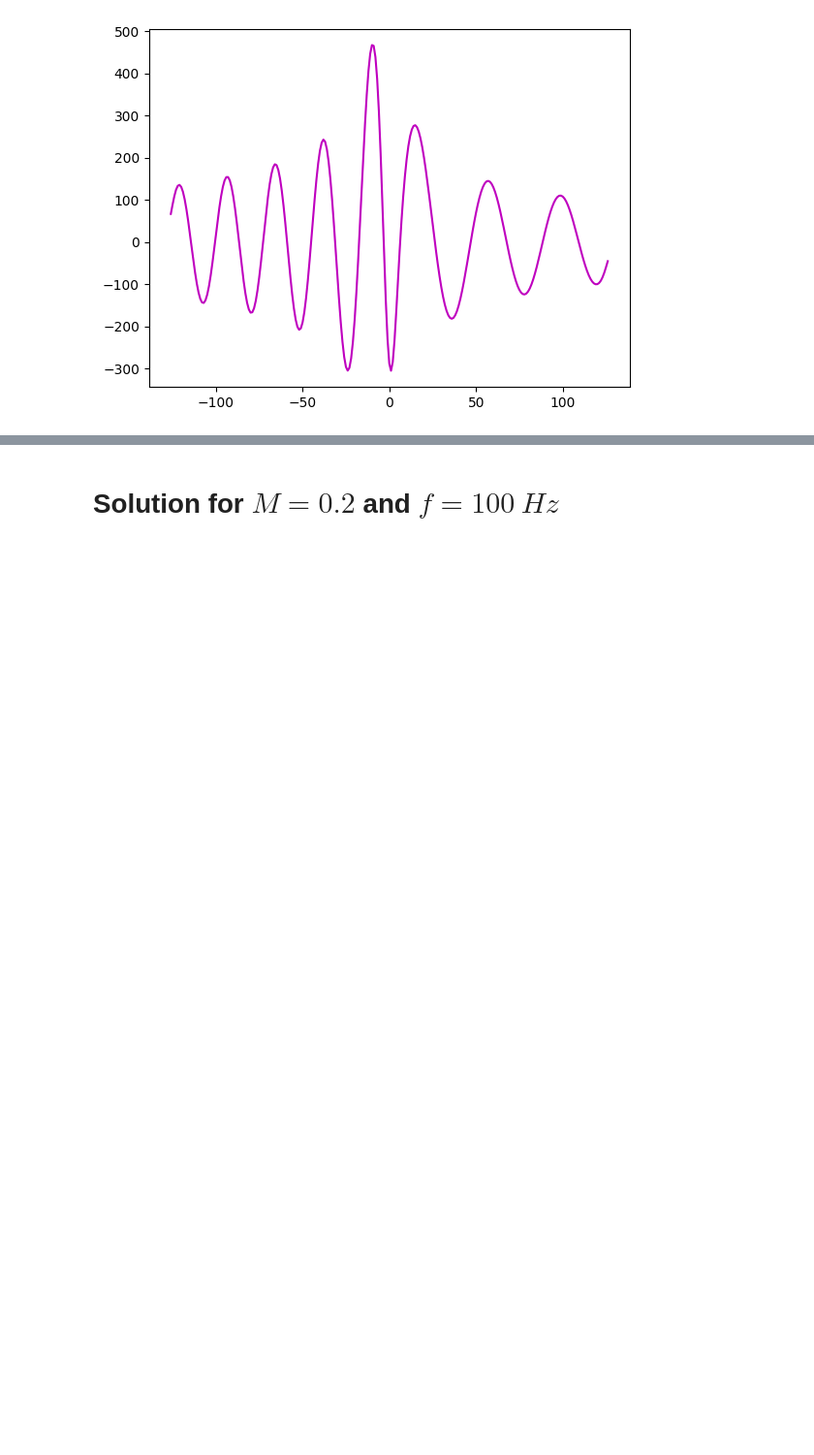
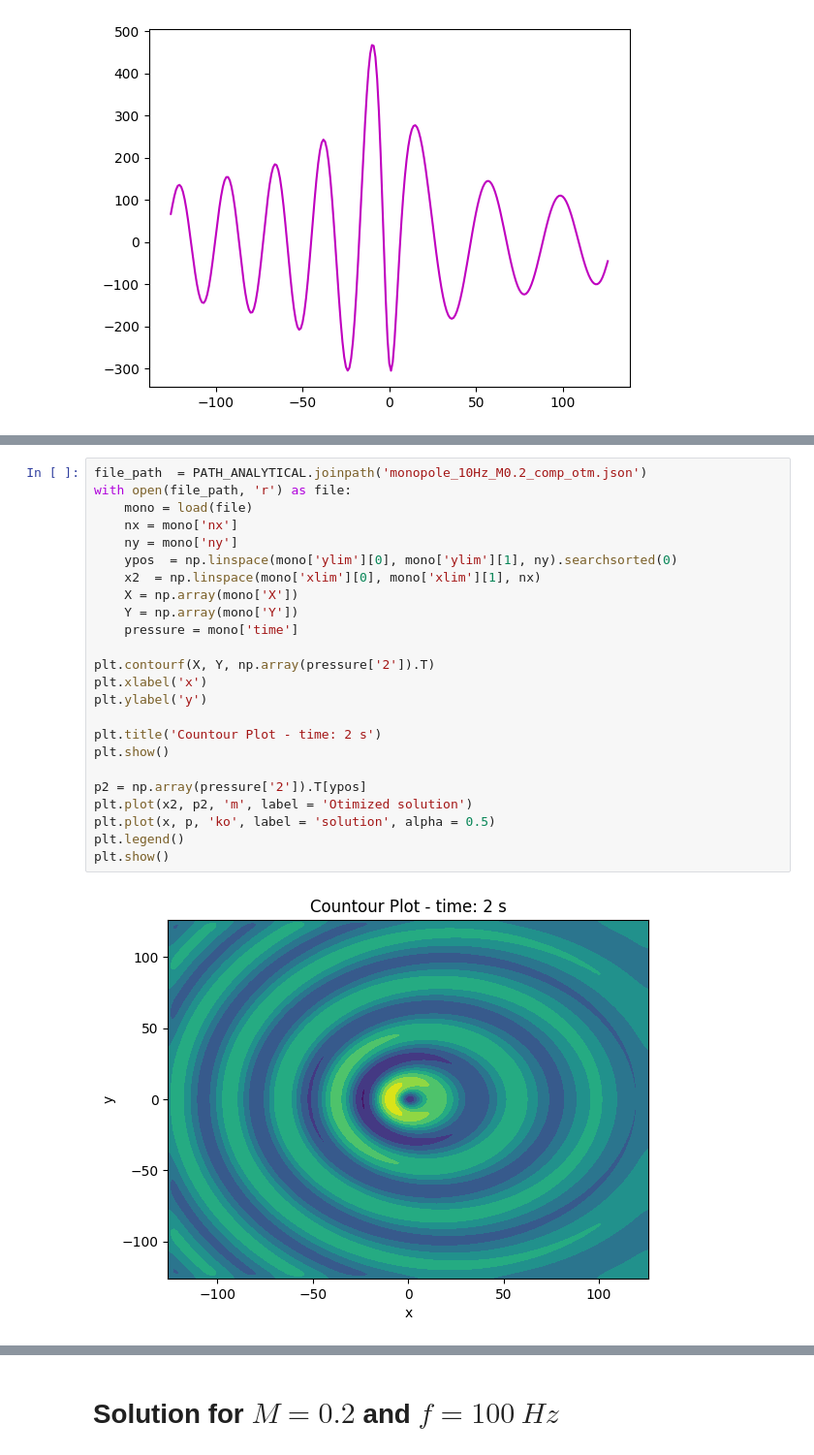
Before and after one commit to Widmark-Kaue/Aeroacoustics-Monopole-Errors, a Jupyter notebook: scripts/analyticalSolutions.ipynb, the cells around one changed output, grey strips where cells are left out. Shown at 97% size. Drawn from its saved outputs; the diff is of its cells as text; blank space fills up the shorter version.

Commit message:
test: test new function for analitic solution

```diff
--- a/scripts/analyticalSolutions.ipynb
+++ b/scripts/analyticalSolutions.ipynb
@@ -74,0 +109,26 @@ plt.show()
+# %%
+file_path  = PATH_ANALYTICAL.joinpath('monopole_10Hz_M0.2_comp_otm.json')
+with open(file_path, 'r') as file:
+    mono = load(file)
+    nx = mono['nx']
+    ny = mono['ny']
+    ypos  = np.linspace(mono['ylim'][0], mono['ylim'][1], ny).searchsorted(0)
+    x2  = np.linspace(mono['xlim'][0], mono['xlim'][1], nx)
+    X = np.array(mono['X'])
+    Y = np.array(mono['Y'])
+    pressure = mono['time']
+
+plt.contourf(X, Y, np.array(pressure['2']).T)
+plt.xlabel('x')
+plt.ylabel('y')
+
+plt.title('Countour Plot - time: 2 s')
+plt.show()
+
+p2 = np.array(pressure['2']).T[ypos]
+plt.plot(x2, p2, 'm', label = 'Otimized solution')
+plt.plot(x, p, 'ko', label = 'solution', alpha = 0.5)
+plt.legend()
+plt.show()
+# %% [output]
+[figure, added]
```
Also changed, not shown: parts of 7 cells of this notebook.
